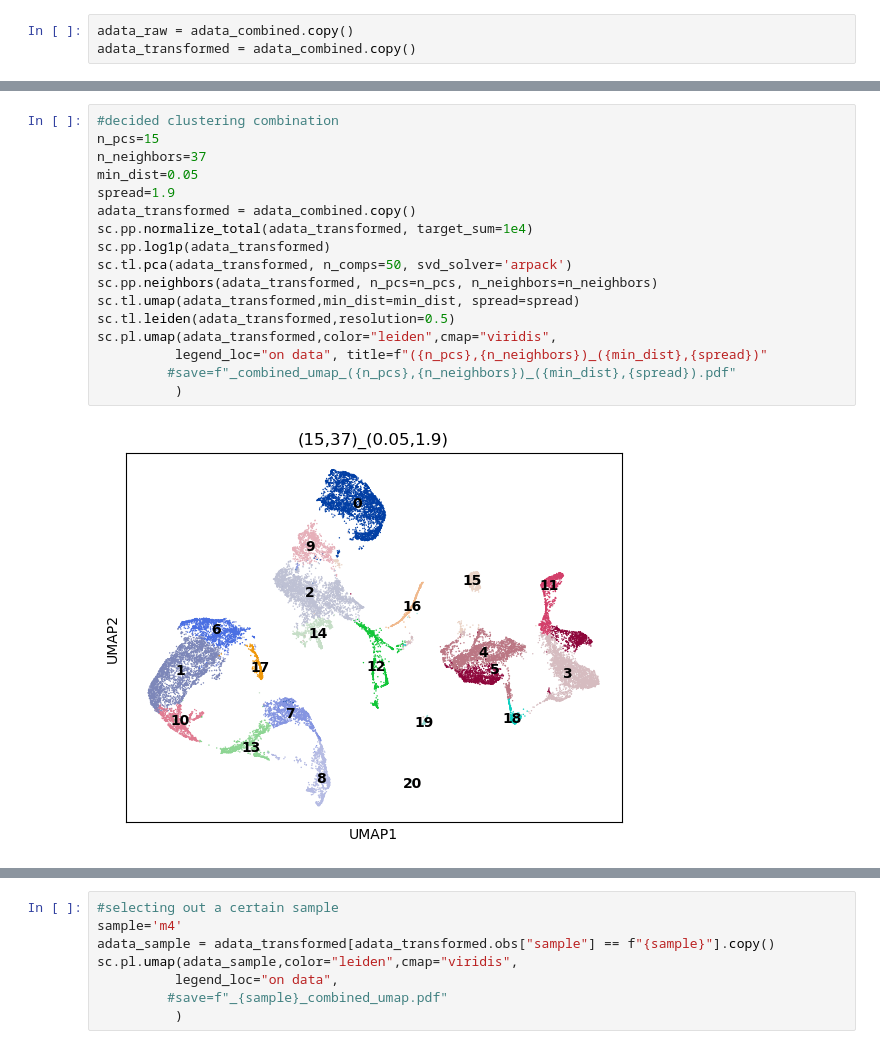
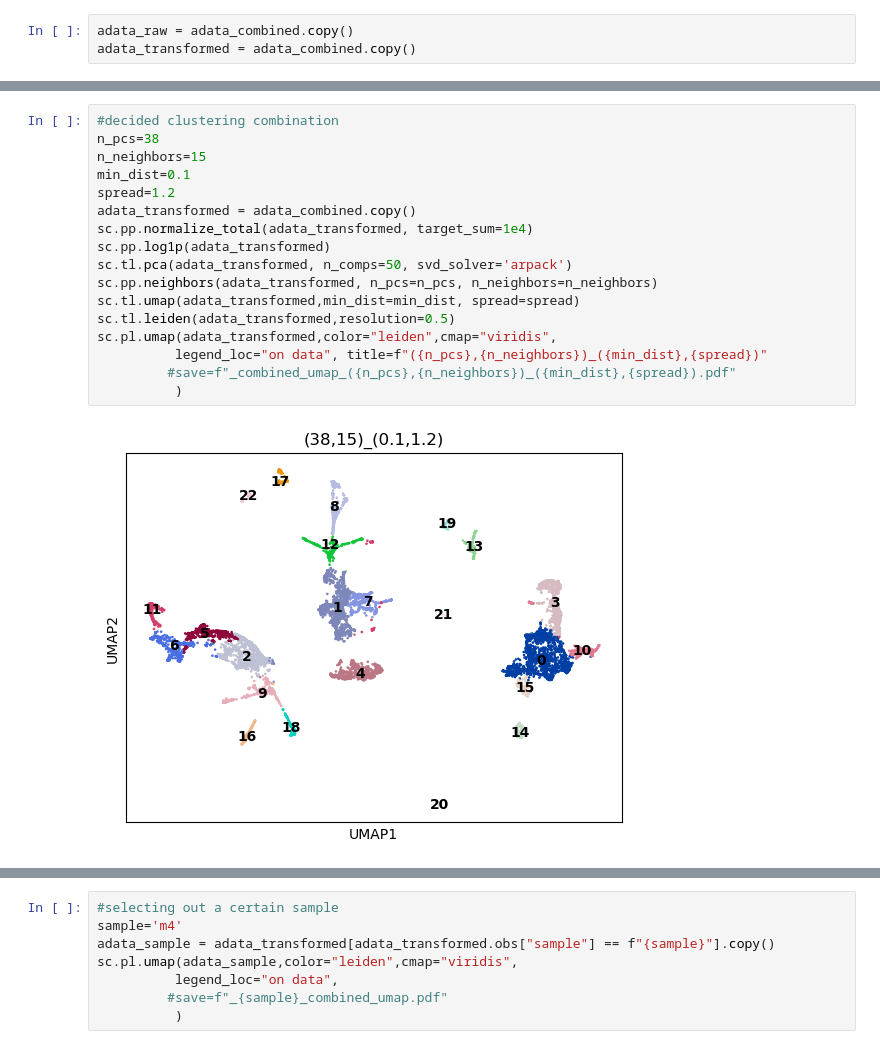
Before and after one commit to hunyei/combined_samples, a Jupyter notebook: m345/notebook/04_clustering_combined.ipynb, the cells around one changed output, grey strips where cells are left out. Saved outputs shown, nothing was run; the diff lists cells and outputs as text.

```diff
--- a/m345/notebook/04_clustering_combined.ipynb
+++ b/m345/notebook/04_clustering_combined.ipynb
@@ -119,22 +117,22 @@ plt.show()
 # %%
 #decided clustering combination
-n_pcs=15
-n_neighbors=37
-min_dist=0.05
-spread=1.9
+n_pcs=38
+n_neighbors=15
+min_dist=0.1
+spread=1.2
 adata_transformed = adata_combined.copy()
 sc.pp.normalize_total(adata_transformed, target_sum=1e4)
 sc.pp.log1p(adata_transformed)
 sc.tl.pca(adata_transformed, n_comps=50, svd_solver='arpack')
 sc.pp.neighbors(adata_transformed, n_pcs=n_pcs, n_neighbors=n_neighbors)
 sc.tl.umap(adata_transformed,min_dist=min_dist, spread=spread)
 sc.tl.leiden(adata_transformed,resolution=0.5)
 sc.pl.umap(adata_transformed,color="leiden",cmap="viridis",
           legend_loc="on data", title=f"({n_pcs},{n_neighbors})_({min_dist},{spread})"
          #save=f"_combined_umap_({n_pcs},{n_neighbors})_({min_dist},{spread}).pdf"
           )
 # %% [output]
-[figure, old version]
+[figure, new version]
 # %%
 sc.pl.umap(adata_transformed,color="leiden",cmap="viridis", title="",
           #legend_loc="on data", #title=f"({n_pcs},{n_neighbors})_({min_dist},{spread})"
```
Also changed, not shown: parts of 5 cells of this notebook, 11 other files.
